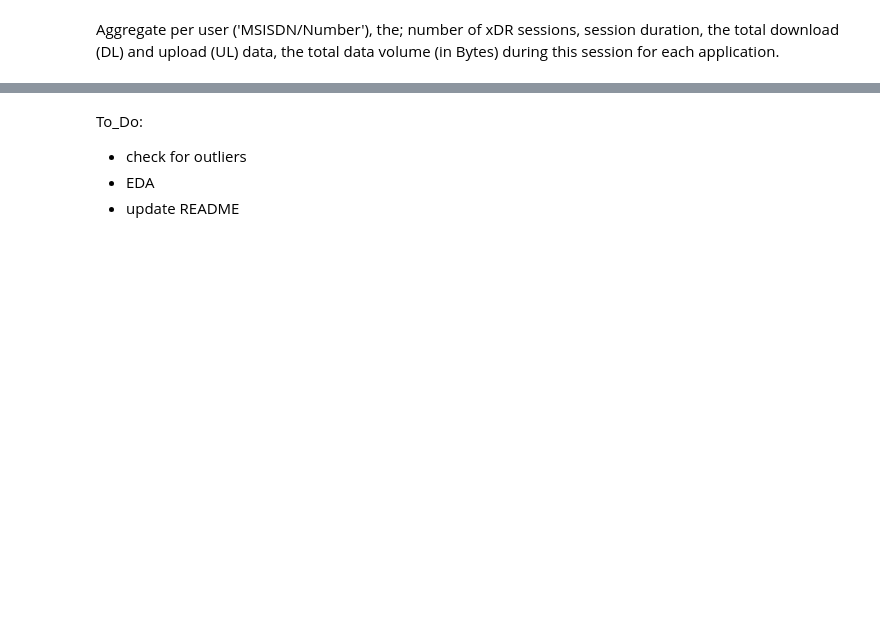
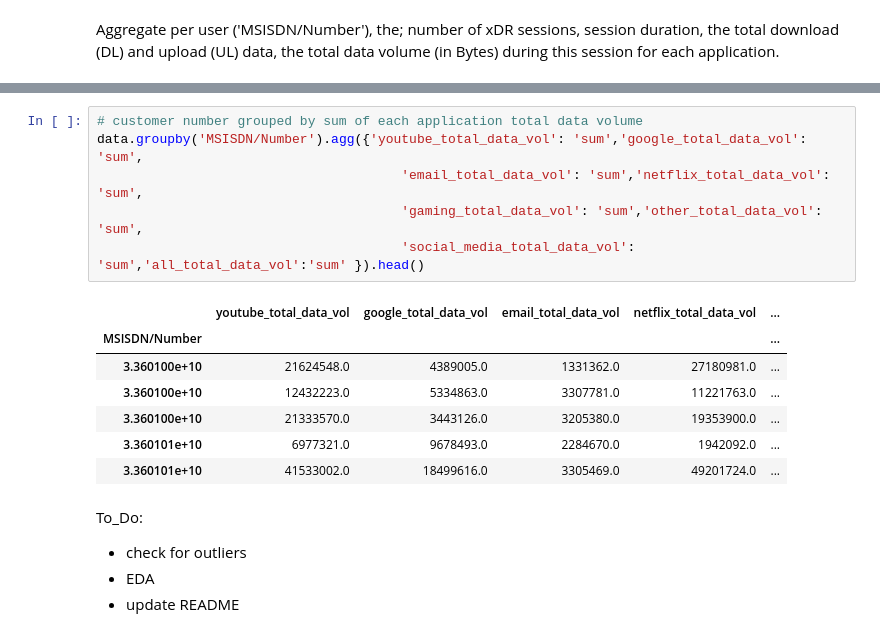
Before and after one commit to khaiyra/TellCo-Analysis, a Jupyter notebook: notebooks/User-Overview-Analysis.ipynb, the cells around one changed output, grey strips where cells are left out. Cells and saved outputs as stored; diff of their text form; blank space fills up the shorter version.

```diff
--- a/notebooks/User-Overview-Analysis.ipynb
+++ b/notebooks/User-Overview-Analysis.ipynb
@@ -347,3 +450,17 @@ Aggregate per user ('MSISDN/Number'), the; number of xDR sessions, session durat
+# %%
+# customer number grouped by sum of each application total data volume
+data.groupby('MSISDN/Number').agg({'youtube_total_data_vol': 'sum','google_total_data_vol': 'sum',
+                                       'email_total_data_vol': 'sum','netflix_total_data_vol': 'sum',
+                                       'gaming_total_data_vol': 'sum','other_total_data_vol': 'sum',
+                                       'social_media_total_data_vol': 'sum','all_total_data_vol':'sum' }).head()
+# %% [output]
+|  | youtube_total_data_vol | google_total_data_vol | email_total_data_vol | netflix_total_data_vol | ... |
+| MSISDN/Number |  |  |  |  | ... |
+| 3.360100e+10 | 21624548.0 | 4389005.0 | 1331362.0 | 27180981.0 | ... |
+| 3.360100e+10 | 12432223.0 | 5334863.0 | 3307781.0 | 11221763.0 | ... |
+| 3.360100e+10 | 21333570.0 | 3443126.0 | 3205380.0 | 19353900.0 | ... |
+| 3.360101e+10 | 6977321.0 | 9678493.0 | 2284670.0 | 1942092.0 | ... |
+| 3.360101e+10 | 41533002.0 | 18499616.0 | 3305469.0 | 49201724.0 | ... |
 # %% [markdown]
 To_Do:
 * check for outliers
```
Also changed, not shown: parts of 16 cells of this notebook.
